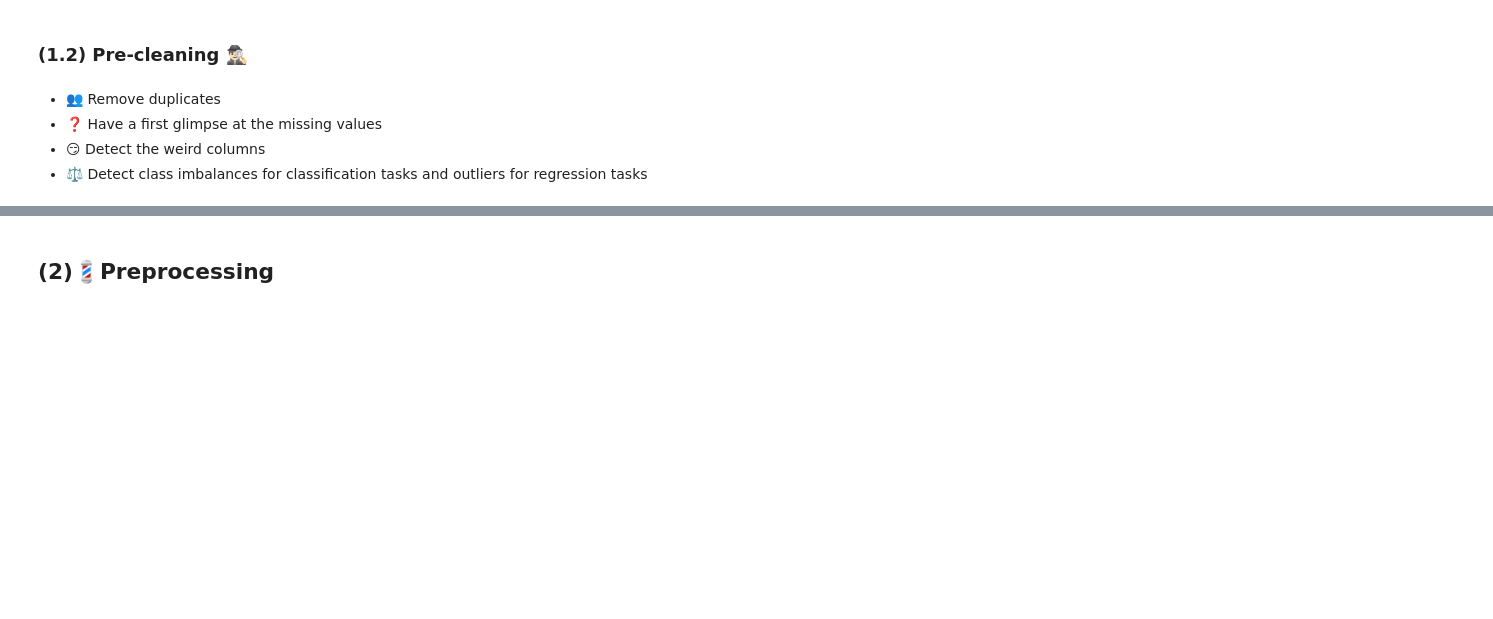
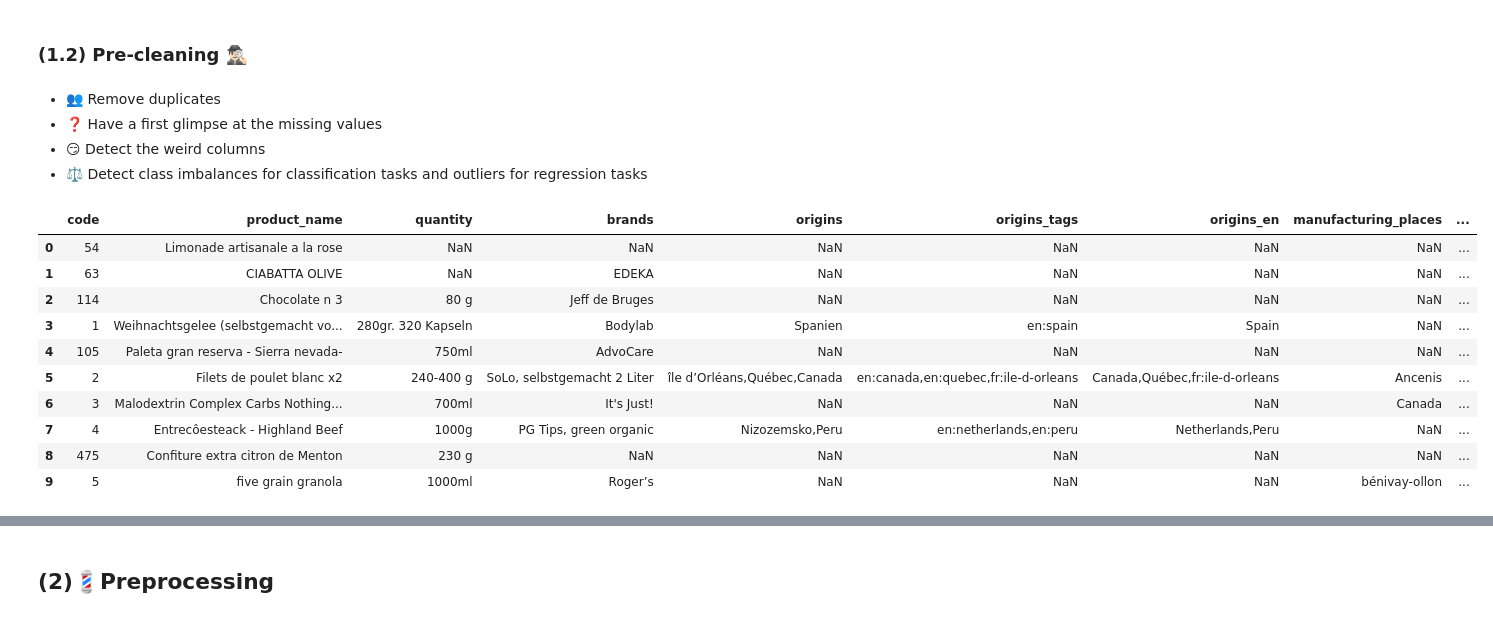
Before and after one commit to YvicPDL/Y-TRUST, a Jupyter notebook: notebooks/20250609 data exploration.ipynb, the cells around one changed output, grey strips where cells are left out. Drawn from its saved outputs; the diff is of its cells as text; code cells hidden in the pictures; blank space fills up the shorter version.

Commit message:
data exploration notebook day 1

```diff
--- a/notebooks/20250609 data exploration.ipynb
+++ b/notebooks/20250609 data exploration.ipynb
@@ -73,0 +118,6 @@ dtype: float64
+# %%
+# displaying data only for a given country
+
+df_code = df_country[df_country["first_packaging_code_geo"].notna()]
+pd.set_option("display.max_rows", None)
+df_code.head(10)
@@ -80,0 +183,17 @@ dtype: float64
+# %%
+df_temp = pd.read_csv("open_food_df_selected_columns_v2.csv", on_bad_lines='skip' , sep="\t")
+pd.set_option("display.max_columns", None)
+# %%
+df_temp.head(10)
+# %% [output]
+|  | code | product_name | quantity | brands | origins | origins_tags | origins_en | manufacturing_places | ... |
+| 0 | 54 | Limonade artisanale a la rose | NaN | NaN | NaN | NaN | NaN | NaN | ... |
+| 1 | 63 | CIABATTA OLIVE | NaN | EDEKA | NaN | NaN | NaN | NaN | ... |
+| 2 | 114 | Chocolate n 3 | 80 g | Jeff de Bruges | NaN | NaN | NaN | NaN | ... |
+| 3 | 1 | Weihnachtsgelee (selbstgemacht vo... | 280gr. 320 Kapseln | Bodylab | Spanien | en:spain | Spain | NaN | ... |
+| 4 | 105 | Paleta gran reserva - Sierra nevada- | 750ml | AdvoCare | NaN | NaN | NaN | NaN | ... |
+| 5 | 2 | Filets de poulet blanc x2 | 240-400 g | SoLo, selbstgemacht 2 Liter | île d’Orléans,Québec,Canada | en:canada,en:quebec,fr:ile-d-orleans | Canada,Québec,fr:ile-d-orleans | Ancenis | ... |
+| 6 | 3 | Malodextrin Complex Carbs Nothing... | 700ml | It's Just! | NaN | NaN | NaN | Canada | ... |
+| 7 | 4 | Entrecôesteack - Highland Beef | 1000g | PG Tips, green organic | Nizozemsko,Peru | en:netherlands,en:peru | Netherlands,Peru | NaN | ... |
+| 8 | 475 | Confiture extra citron de Menton | 230 g | NaN | NaN | NaN | NaN | NaN | ... |
+| 9 | 5 | five grain granola | 1000ml | Roger’s | NaN | NaN | NaN | bénivay-ollon | ... |
```
Also changed, not shown: parts of 14 cells of this notebook.
